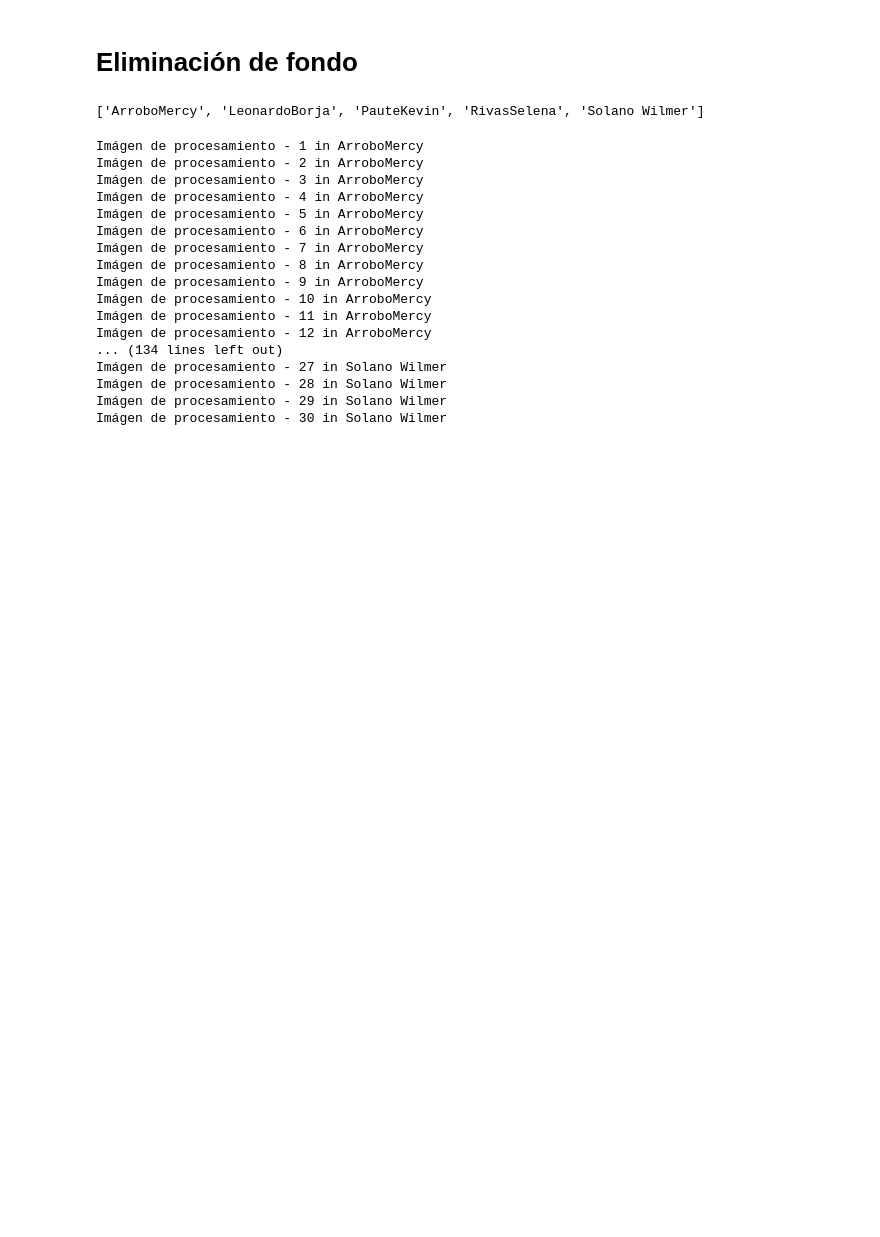
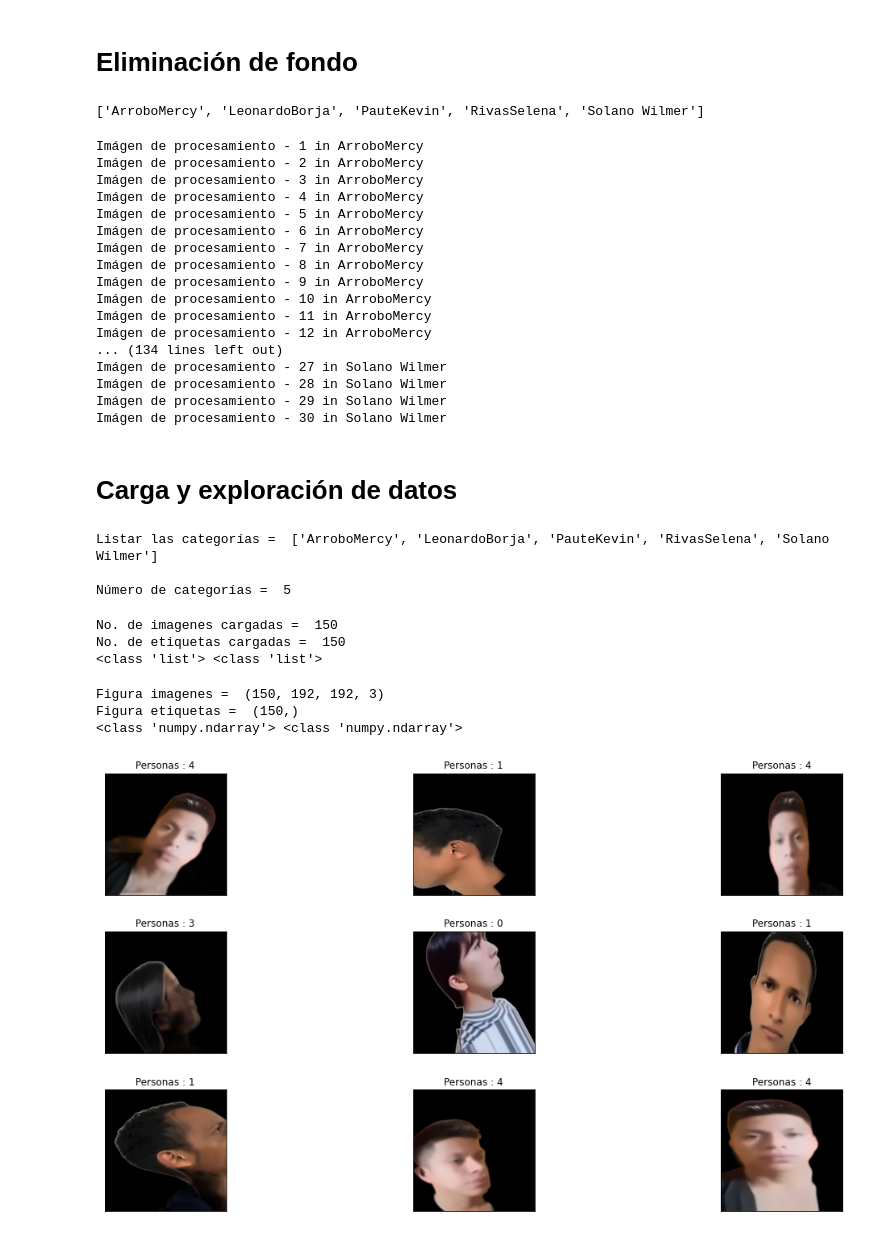
Before and after one commit to wjsolano/Lab1Modelamiento_U3, a Jupyter notebook: [NRC_6278] WilmerSolanoEstudiante_Lab1.ipynb, the cells around one changed output. Cells and saved outputs as stored; diff of their text form; code cells hidden in the pictures; blank space fills up the shorter version.

Commit message:
Presentando imagenes con las que se va a trabajar

```diff
--- a/[NRC_6278] WilmerSolanoEstudiante_Lab1.ipynb
+++ b/[NRC_6278] WilmerSolanoEstudiante_Lab1.ipynb
@@ -287,3 +287,78 @@ Imágen de procesamiento - 27 in Solano Wilmer
 Imágen de procesamiento - 28 in Solano Wilmer
 Imágen de procesamiento - 29 in Solano Wilmer
 Imágen de procesamiento - 30 in Solano Wilmer
+# %% [markdown]
+# Carga y exploración de datos
+# %%
+"""Dirección de donde se encuentran las imágenes con las que se va a trabajar"""
+fpath = './PROYECTOIA-U3_eliminarBG'
+random_seed = 9
+"""Imprimiendo el nombre de las categorías y el número"""
+categories = os.listdir(fpath)
+print("Listar las categorías = ",categories,"\n\nNúmero de categorías = ", len(categories))
+# %% [output]
+Listar las categorías =  ['ArroboMercy', 'LeonardoBorja', 'PauteKevin', 'RivasSelena', 'Solano Wilmer']
+
+Número de categorías =  5
+# %%
+"""Función para cargas las imágenes y etiquetas que recibe las categorías"""
+def load_images_and_labels(categories):
+    img_lst=[]
+    labels=[]
+    for index, category in enumerate(categories):
+        for image_name in os.listdir(fpath+"/"+category):
+            """Características de las imágenes"""
+            IMAGE_SIZE=(192,192)
+            img = cv2.imread(fpath+"/"+category+"/"+image_name)
+            img = cv2.cvtColor(img, cv2.COLOR_BGR2RGB)
+            img=cv2.resize(img,IMAGE_SIZE)
+
+            """Creando array de imágenes"""
+            img_array = Image.fromarray(img, 'RGB')
+
+            img_lst.append(np.array(img_array))
+
+            labels.append(index)
+    return img_lst, labels
+
+images, labels = load_images_and_labels(categories)
+"""Presentando el número de etiquetas e imágenes que han sido cargadas"""
+print("No. de imagenes cargadas = ",len(images),"\nNo. de etiquetas cargadas = ",len(labels))
+print(type(images),type(labels))
+# %% [output]
+No. de imagenes cargadas =  150
+No. de etiquetas cargadas =  150
+<class 'list'> <class 'list'>
+# %%
+"""Imagenes y etiquetas"""
+images = np.array(images)
+labels = np.array(labels)
+
+print("Figura imagenes = ",images.shape,"\nFigura etiquetas = ",labels.shape)
+print(type(images),type(labels))
+# %% [output]
+Figura imagenes =  (150, 192, 192, 3)
+Figura etiquetas =  (150,)
+<class 'numpy.ndarray'> <class 'numpy.ndarray'>
+# %%
+"""Función para mostrar imágenes aleatorias que recieben las etiquetas e imágenes"""
+def display_rand_images(images, labels):
+    plt.figure(1 , figsize = (19 , 10))
+    n = 0
+    for i in range(9):
+        n += 1
+        r = np.random.randint(0 , images.shape[0] , 1)
+
+        plt.subplot(3 , 3 , n)
+        plt.subplots_adjust(hspace = 0.3 , wspace = 0.3)
+        plt.imshow(images[r[0]])
+
+        plt.title('Personas : {}'.format(labels[r[0]]))
+        plt.xticks([])
+        plt.yticks([])
+
+    plt.show()
+
+display_rand_images(images, labels)
+# %% [output]
+[figure, added]
```
